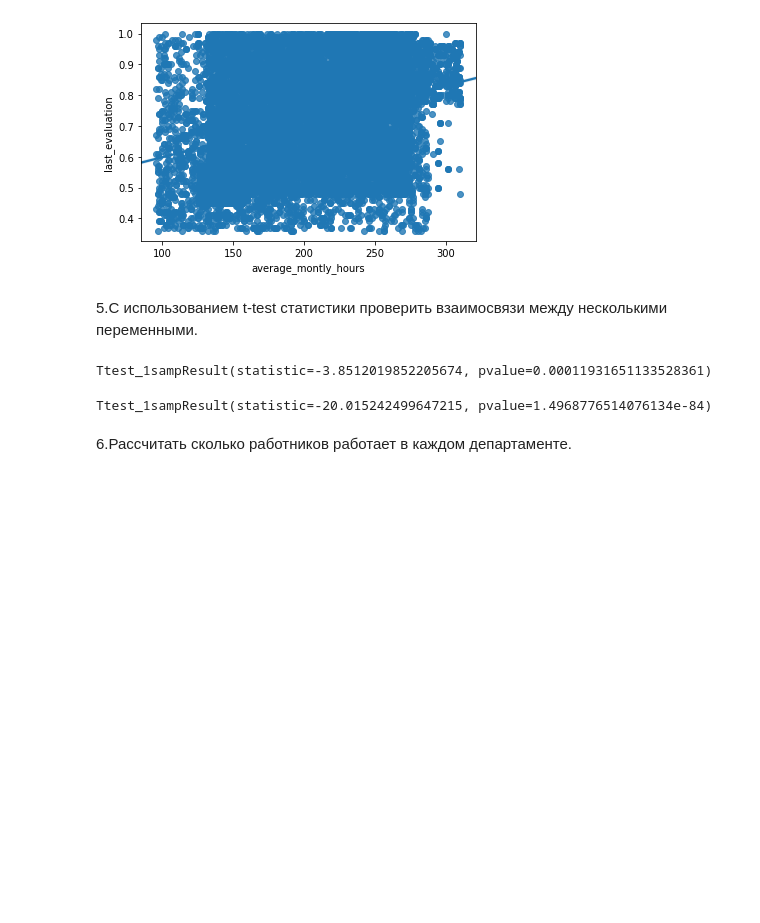
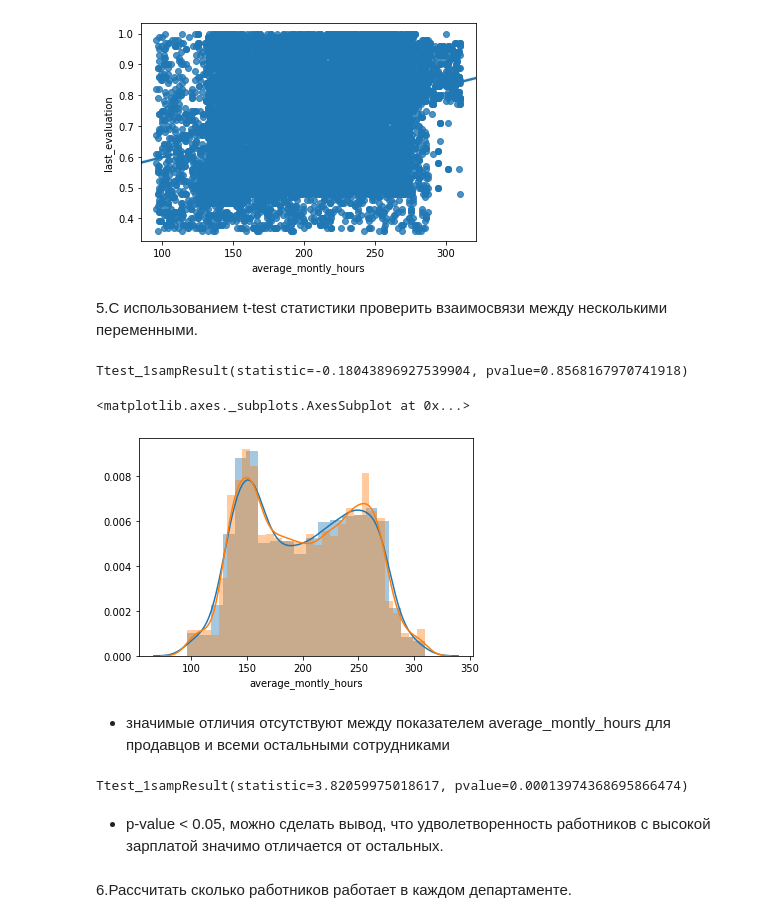
Before and after one commit to jurist77/netology_pyda, a Jupyter notebook: Diplom_Python.ipynb, the cells around one changed output. Saved outputs shown, nothing was run; the diff lists cells and outputs as text; code cells hidden in the pictures; blank space fills up the shorter version.

```diff
--- a/Diplom_Python.ipynb
+++ b/Diplom_Python.ipynb
@@ -156,20 +159,30 @@ sns.regplot(x= data.average_montly_hours, y=data.last_evaluation,data=data, fit_
 [figure]
 # %% [markdown]
 5.С использованием t-test статистики проверить взаимосвязи между несколькими переменными.
+# %%
+# расчитаем распределение average_montly_hours департамента продавцов ко всем работникам
+
+averege_sales = data[data['sales'] == 'sales']['average_montly_hours']
+stats.ttest_1samp(averege_sales, data.average_montly_hours.mean())
+# %% [output]
+Ttest_1sampResult(statistic=-0.18043896927539904, pvalue=0.8568167970741918)
+# %%
+sns.distplot(averege_sales)
+sns.distplot(data.average_montly_hours)
+# %% [output]
+<matplotlib.axes._subplots.AxesSubplot at 0x...>
+[figure, added]
+# %% [markdown]
+- значимые отличия отсутствуют между показателем average_montly_hours для продавцов и всеми остальными сотрудниками
 # %%
-# рассмотрим отличается ли зарплата продавцов (sales) от всех групп
+# рассмотрим, отличается ли уровень удволетворенности сотрудников с высокой зарплатой, от стальных работников
 
-sales_salary = data[data['sales_int'] == 1]['salary_int']
-stats.ttest_1samp(sales_salary, data.salary_int.mean())
+satisfaction_high = data[data['salary'] == 'high']['satisfaction_level']
+stats.ttest_1samp(satisfaction_high, data.satisfaction_level.mean())
 # %% [output]
-Ttest_1sampResult(statistic=-3.8512019852205674, pvalue=0.00011931651133528361)
+Ttest_1sampResult(statistic=3.82059975018617, pvalue=0.00013974368695866474)
-# %%
-# проверим гипотезу, о взаимосвязи увольнений и доходом
-
-left_salary = data[data['left'] == 1]['salary_int']
-stats.ttest_1samp(left_salary, data.salary_int.mean())
-# %% [output]
-Ttest_1sampResult(statistic=-20.015242499647215, pvalue=1.4968776514076134e-84)
+# %% [markdown]
+- p-value < 0.05, можно сделать вывод, что удволетворенность работников с высокой зарплатой значимо отличается от остальных.
 # %% [markdown]
 6.Рассчитать сколько работников работает в каждом департаменте.
 # %%
```
Also changed, not shown: parts of 7 cells of this notebook.
